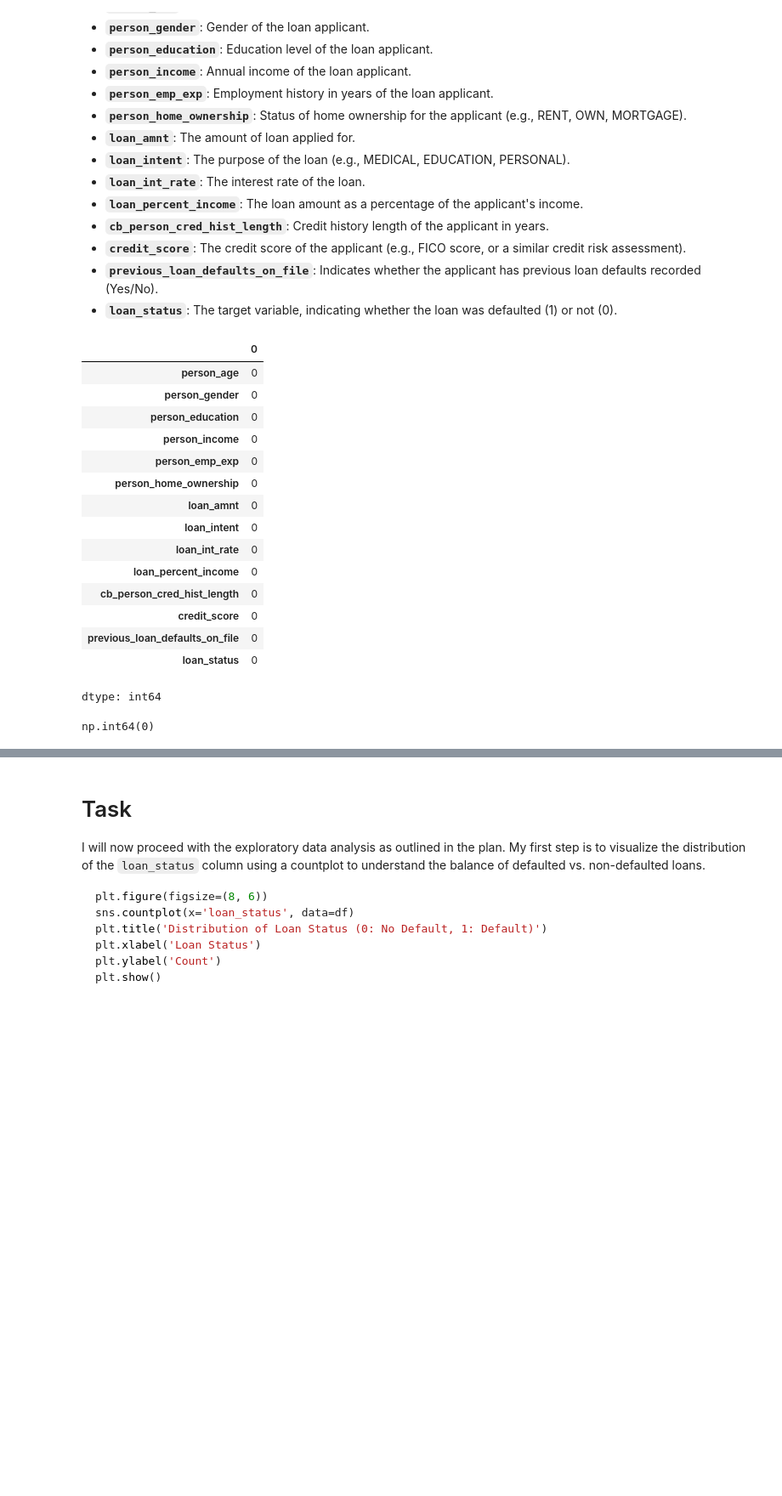
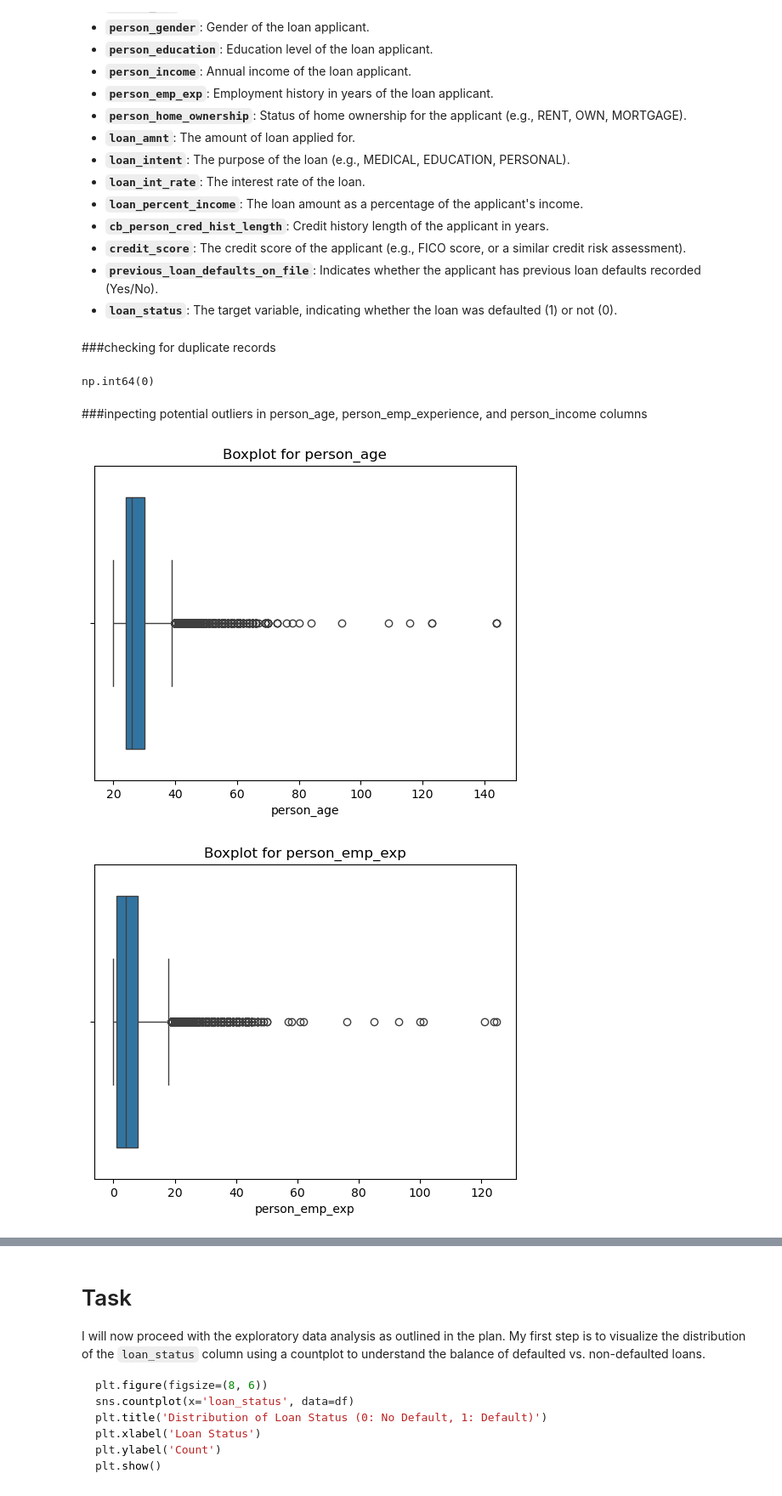
Before and after one commit to Chauhanekta21/Loan_Prediction_Naive_Bayes, a Jupyter notebook: jupyter_notebook/loan_prediction.ipynb, the cells around one changed output, grey strips where cells are left out. Shown at 85% size. Drawn from its saved outputs; the diff is of its cells as text; code cells hidden in the pictures; blank space fills up the shorter version.

```diff
--- a/jupyter_notebook/loan_prediction.ipynb
+++ b/jupyter_notebook/loan_prediction.ipynb
@@ -6,4 +6,5 @@ import matplotlib.pyplot as plt
 import warnings
 warnings.filterwarnings('ignore')
 # %%
-df = pd.read_csv("loan_data.csv")
+df = pd.read_csv("../data/loan_data.csv")
+df
@@ -78,26 +84,21 @@ Descriptive Statistics for Categorical Columns:
 *   **`credit_score`**: The credit score of the applicant (e.g., FICO score, or a similar credit risk assessment).
 *   **`previous_loan_defaults_on_file`**: Indicates whether the applicant has previous loan defaults recorded (Yes/No).
 *   **`loan_status`**: The target variable, indicating whether the loan was defaulted (1) or not (0).
-# %%
-df.isnull().sum()
-# %% [output]
-|  | 0 |
-| person_age | 0 |
-| person_gender | 0 |
-| person_education | 0 |
-| person_income | 0 |
-| person_emp_exp | 0 |
-| person_home_ownership | 0 |
-| loan_amnt | 0 |
-| loan_intent | 0 |
-| loan_int_rate | 0 |
-| loan_percent_income | 0 |
-| cb_person_cred_hist_length | 0 |
-| credit_score | 0 |
-| previous_loan_defaults_on_file | 0 |
-| loan_status | 0 |
-dtype: int64
+# %% [markdown]
+###checking for duplicate records
 # %%
 df.duplicated().sum()
 # %% [output]
 np.int64(0)
+# %% [markdown]
+###inpecting potential outliers in person_age, person_emp_experience, and person_income columns
+# %%
+cols = df[["person_age", "person_emp_exp", "person_income"]]
+
+for col in cols:
+    sns.boxplot(x=df[col])
+    plt.title(f"Boxplot for {col}")
+    plt.show()
+# %% [output]
+[figure, added]
+[figure, added]
```
Also changed, not shown: parts of 12 cells of this notebook.
